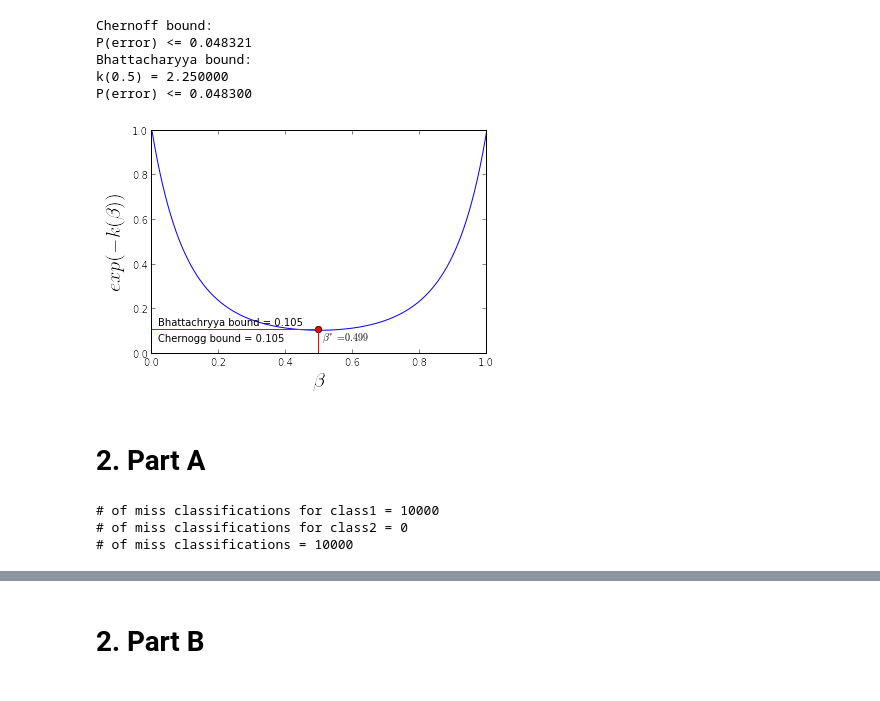
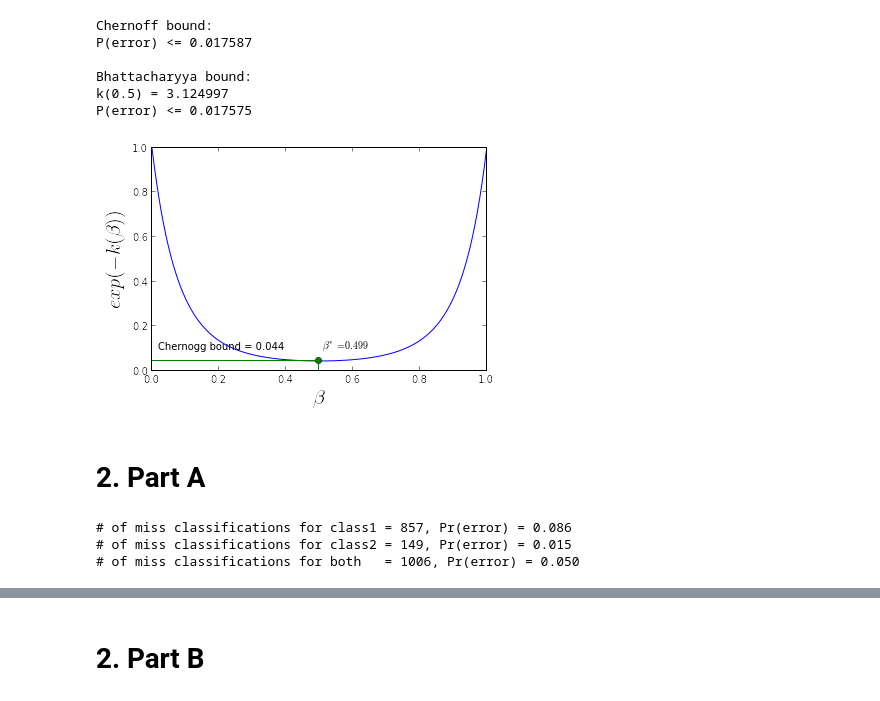
Before and after one commit to YutaMiyake/PatternRecognition, a Jupyter notebook: PA01/plot.ipynb, the cells around one changed output, grey strips where cells are left out. Drawn from its saved outputs; the diff is of its cells as text; code cells hidden in the pictures.

```diff
--- a/PA01/plot.ipynb
+++ b/PA01/plot.ipynb
@@ -200,11 +221,13 @@ visualize(classifier1, case1_sample_set, labels, axarr[1])
 # %%
+# distribution
 mean1 = np.array([1.,1.])
-mean2 = np.array([4.,4.])
+mean2 = np.array([6.,6.])
 apriori1 = 0.5
 apriori2 = 0.5
-var = 1.
+var = 2.
 cov = np.array([[var,0],[0,var]])
 
+# configuration
 betas = np.linspace(0,1,1000)
 ekbs = []
 minekb = None
@@ -229,21 +252,13 @@ ekb_value = minekb
 plot(beta,ekb_value,'go')
 plot(np.linspace(0,beta,2),[ekb_value]*2, 'g')
 plot([beta]*2,np.linspace(0,ekb_value,2), 'g')
-text(0.02, ekb_value-0.05, "Chernogg bound = %.3f" %(ekb_value),horizontalalignment='left', fontsize=10)
-text(beta+0.01, ekb_value-0.05, r"$\beta^*=%.3f$" %(beta),horizontalalignment='left', fontsize=10)
+text(0.02, ekb_value+0.05, "Chernogg bound = %.3f" %(ekb_value),horizontalalignment='left', fontsize=10)
+text(beta+0.01, ekb_value+0.05, r"$\beta^*=%.3f$" %(beta),horizontalalignment='left', fontsize=10)
 
 # print upperbounds for probability of error
 print "Chernoff bound:"
 print r"P(error) <= %f" %(chernoff(minbeta, apriori1, apriori2, ekb_value))
-
-# plot bounds
-beta = 0.5
-ekb_value = ekb(beta, mean1, mean2, cov, cov)
-plot(beta,ekb_value,'ro')
-plot(np.linspace(0,beta,2),[ekb_value]*2, 'r')
-plot([beta]*2,np.linspace(0,ekb_value,2), 'r')
-text(0.02, ekb_value+0.02, "Bhattachryya bound = %.3f" %(ekb_value),horizontalalignment='left', fontsize=10)
-
+print
 print "Bhattacharyya bound: \nk(0.5) = %f" %(-np.log(ekb_value))
 print r"P(error) <= %f" %(bhattacharyya(apriori1, apriori2, ekb_value))
 # %% [output]
@@ -283,67 +300,62 @@ visualize(classifier2, case1_sample_set, labels, axarr[1])
 # %%
+# distribution
 mean1 = np.array([1.,1.])
-mean2 = np.array([4.,4.])
-apriori1 = 0.3
-apriori2 = 0.7
-var = 1.
+mean2 = np.array([6.,6.])
+apriori1 = 0.2
+apriori2 = 0.8
+var = 2.
 cov = np.array([[var,0],[0,var]])
 
+# configuration
 betas = np.linspace(0,1,1000)
 ekbs = []
 minekb = None
 minbeta = None
 ekb_value = None
 
 # calc ekbs
 for beta in betas:
     ekb_value = ekb(beta, mean1, mean2, cov, cov)
     if minekb == None or minekb > ekb_value:
         minekb = ekb_value
         minbeta = beta
     ekbs.append(ekb_value)
 
 # plot ekbs bs beta
 plot(betas, ekbs)
 xlabel(r'$\beta$',fontsize=20)
 ylabel(r'$exp(-k(\beta))$',fontsize=20)
 
 beta = minbeta
 ekb_value = minekb
 plot(beta,ekb_value,'go')
 plot(np.linspace(0,beta,2),[ekb_value]*2, 'g')
 plot([beta]*2,np.linspace(0,ekb_value,2), 'g')
-text(0.02, ekb_value-0.05, "Chernogg bound = %.3f" %(ekb_value),horizontalalignment='left', fontsize=10)
-text(beta+0.01, ekb_value-0.05, r"$\beta^*=%.3f$" %(beta),horizontalalignment='left', fontsize=10)
+text(0.02, ekb_value+0.05, "Chernogg bound = %.3f" %(ekb_value),horizontalalignment='left', fontsize=10)
+text(beta+0.01, ekb_value+0.05, r"$\beta^*=%.3f$" %(beta),horizontalalignment='left', fontsize=10)
 
 # print upperbounds for probability of error
 print "Chernoff bound:"
 print r"P(error) <= %f" %(chernoff(minbeta, apriori1, apriori2, ekb_value))
-
-# plot bounds
-beta = 0.5
-ekb_value = ekb(beta, mean1, mean2, cov, cov)
-plot(beta,ekb_value,'ro')
-plot(np.linspace(0,beta,2),[ekb_value]*2, 'r')
-plot([beta]*2,np.linspace(0,ekb_value,2), 'r')
-text(0.02, ekb_value+0.02, "Bhattachryya bound = %.3f" %(ekb_value),horizontalalignment='left', fontsize=10)
-
+print
 print "Bhattacharyya bound: \nk(0.5) = %f" %(-np.log(ekb_value))
 print r"P(error) <= %f" %(bhattacharyya(apriori1, apriori2, ekb_value))
 # %% [output]
 Chernoff bound:
-P(error) <= 0.048321
+P(error) <= 0.017587
+
 Bhattacharyya bound:
-k(0.5) = 2.250000
-P(error) <= 0.048300
+k(0.5) = 3.124997
+P(error) <= 0.017575
-[figure, old version]
+[figure, new version]
 # %% [markdown]
 # 2. Part A
 # %%
 # make classifier
 mean1 = np.array([1.,1.])
-mean2 = np.array([4.,4.])
-cov1 = np.array([[1.,0],[0,1.]])
-cov2 = np.array([[4.,0],[0,16.]])
+mean2 = np.array([6.,6.])
+cov1 = np.array([[2.,0],[0,2.]])
+cov2 = np.array([[4.,0],[0,8.]])
 apriori1 = 0.5
 apriori2 = 0.5
 
@@ -352,9 +364,9 @@ classifier1 = QuadraticDiscriminant(mean1, mean2, cov1, cov2, apriori1, apriori2
 # calc miss classification
 calcError(classifier1, case2_sample_set, labels)
 # %% [output]
-# of miss classifications for class1 = 10000
-# of miss classifications for class2 = 0
-# of miss classifications = 10000
+# of miss classifications for class1 = 857, Pr(error) = 0.086
+# of miss classifications for class2 = 149, Pr(error) = 0.015
+# of miss classifications for both   = 1006, Pr(error) = 0.050
 # %%
 # plot
 f, axarr = subplots(1, 2,figsize=(20, 10))
```
Also changed, not shown: parts of 21 cells of this notebook.
